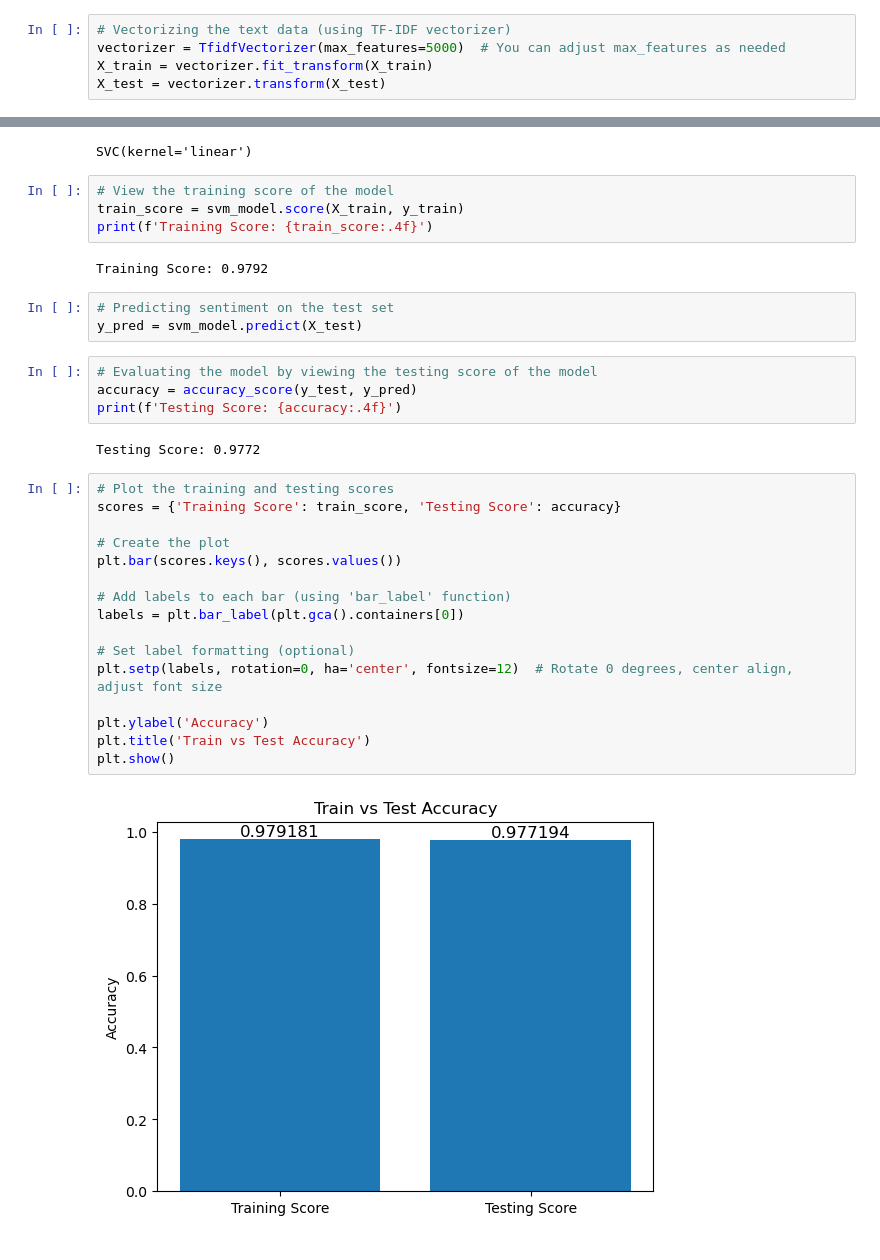
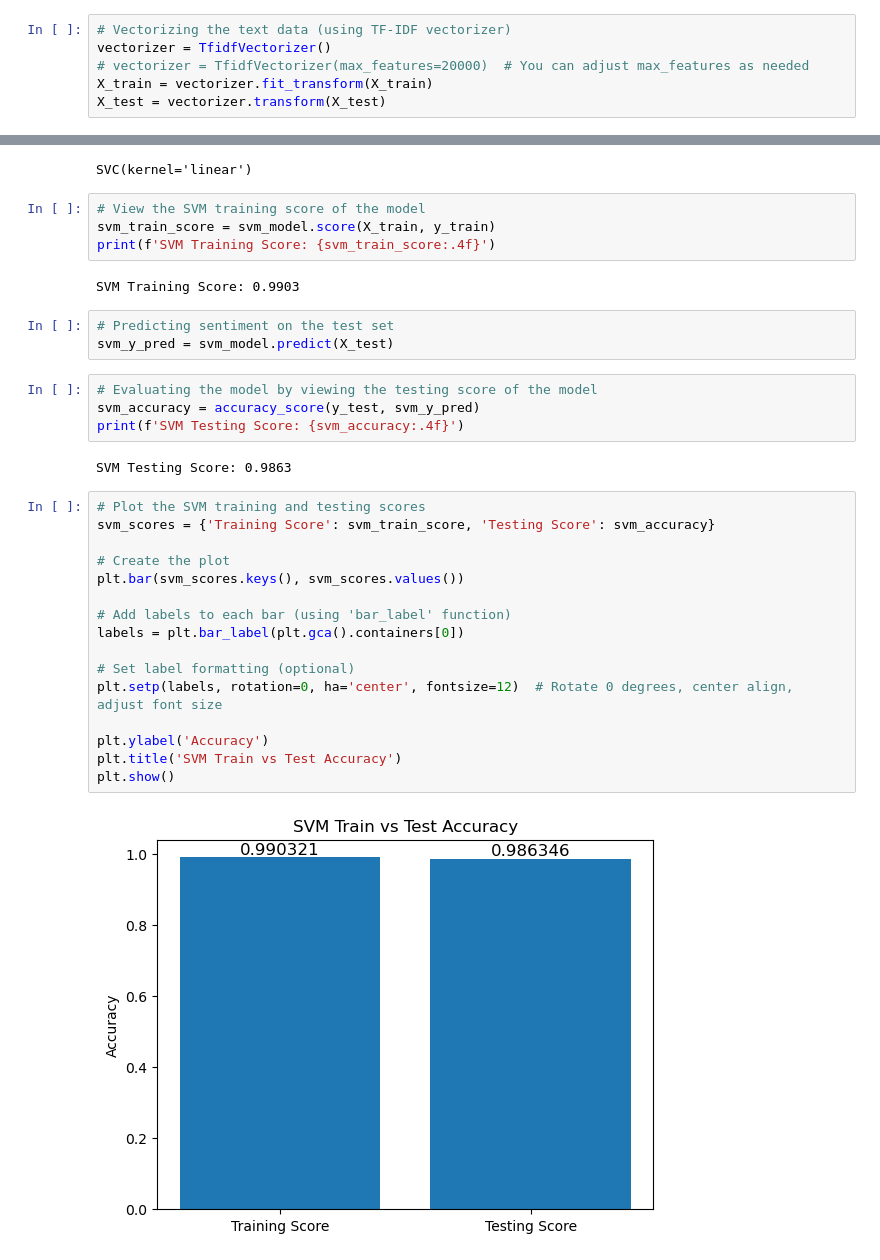
Before and after one commit to danielyaptech/DS-Capstone-Project, a Jupyter notebook: Part 5/NLP_sentiment_analysis.ipynb, the cells around one changed output, grey strips where cells are left out. Saved outputs shown, nothing was run; the diff lists cells and outputs as text.

```diff
--- a/Part 5/NLP_sentiment_analysis.ipynb
+++ b/Part 5/NLP_sentiment_analysis.ipynb
@@ -652,6 +657,7 @@ y = clean_df['TextBlob_Analysis']
 X_train, X_test, y_train, y_test = train_test_split(X, y, test_size=0.2, random_state=42)
 # %%
 # Vectorizing the text data (using TF-IDF vectorizer)
-vectorizer = TfidfVectorizer(max_features=5000)  # You can adjust max_features as needed
+vectorizer = TfidfVectorizer()
+# vectorizer = TfidfVectorizer(max_features=20000)  # You can adjust max_features as needed
 X_train = vectorizer.fit_transform(X_train)
 X_test = vectorizer.transform(X_test)
@@ -662,35 +670,35 @@ svm_model.fit(X_train, y_train)
 # %% [output]
 SVC(kernel='linear')
 # %%
-# View the training score of the model
-train_score = svm_model.score(X_train, y_train)
-print(f'Training Score: {train_score:.4f}')
+# View the SVM training score of the model
+svm_train_score = svm_model.score(X_train, y_train)
+print(f'SVM Training Score: {svm_train_score:.4f}')
 # %% [output]
-Training Score: 0.9792
+SVM Training Score: 0.9903
 # %%
 # Predicting sentiment on the test set
-y_pred = svm_model.predict(X_test)
+svm_y_pred = svm_model.predict(X_test)
 # %%
 # Evaluating the model by viewing the testing score of the model
-accuracy = accuracy_score(y_test, y_pred)
-print(f'Testing Score: {accuracy:.4f}')
+svm_accuracy = accuracy_score(y_test, svm_y_pred)
+print(f'SVM Testing Score: {svm_accuracy:.4f}')
 # %% [output]
-Testing Score: 0.9772
+SVM Testing Score: 0.9863
 # %%
-# Plot the training and testing scores
-scores = {'Training Score': train_score, 'Testing Score': accuracy}
+# Plot the SVM training and testing scores
+svm_scores = {'Training Score': svm_train_score, 'Testing Score': svm_accuracy}
 
 # Create the plot
-plt.bar(scores.keys(), scores.values())
+plt.bar(svm_scores.keys(), svm_scores.values())
 
 # Add labels to each bar (using 'bar_label' function)
 labels = plt.bar_label(plt.gca().containers[0])
 
 # Set label formatting (optional)
 plt.setp(labels, rotation=0, ha='center', fontsize=12)  # Rotate 0 degrees, center align, adjust font size
 
 plt.ylabel('Accuracy')
-plt.title('Train vs Test Accuracy')
+plt.title('SVM Train vs Test Accuracy')
 plt.show()
 # %% [output]
-[figure, old version]
+[figure, new version]
```
Also changed, not shown: parts of 37 cells of this notebook.
